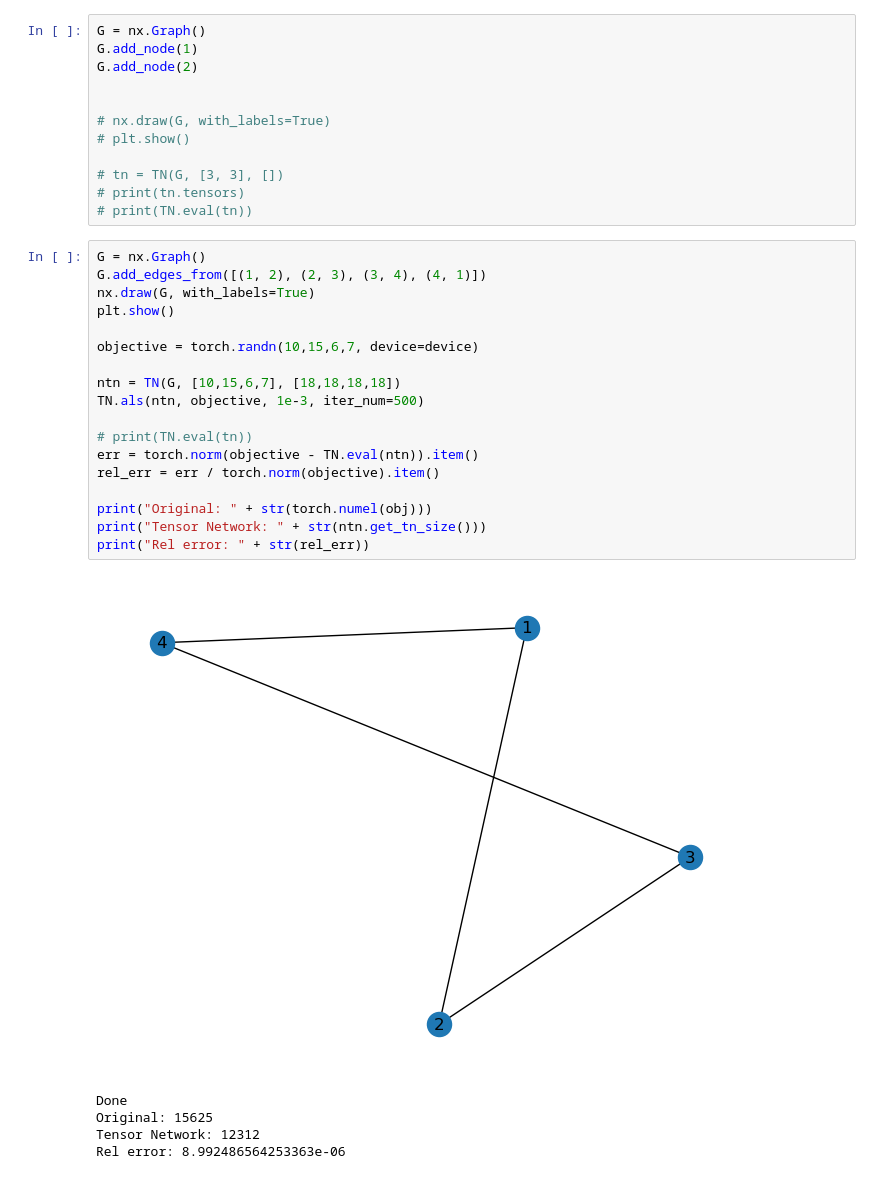
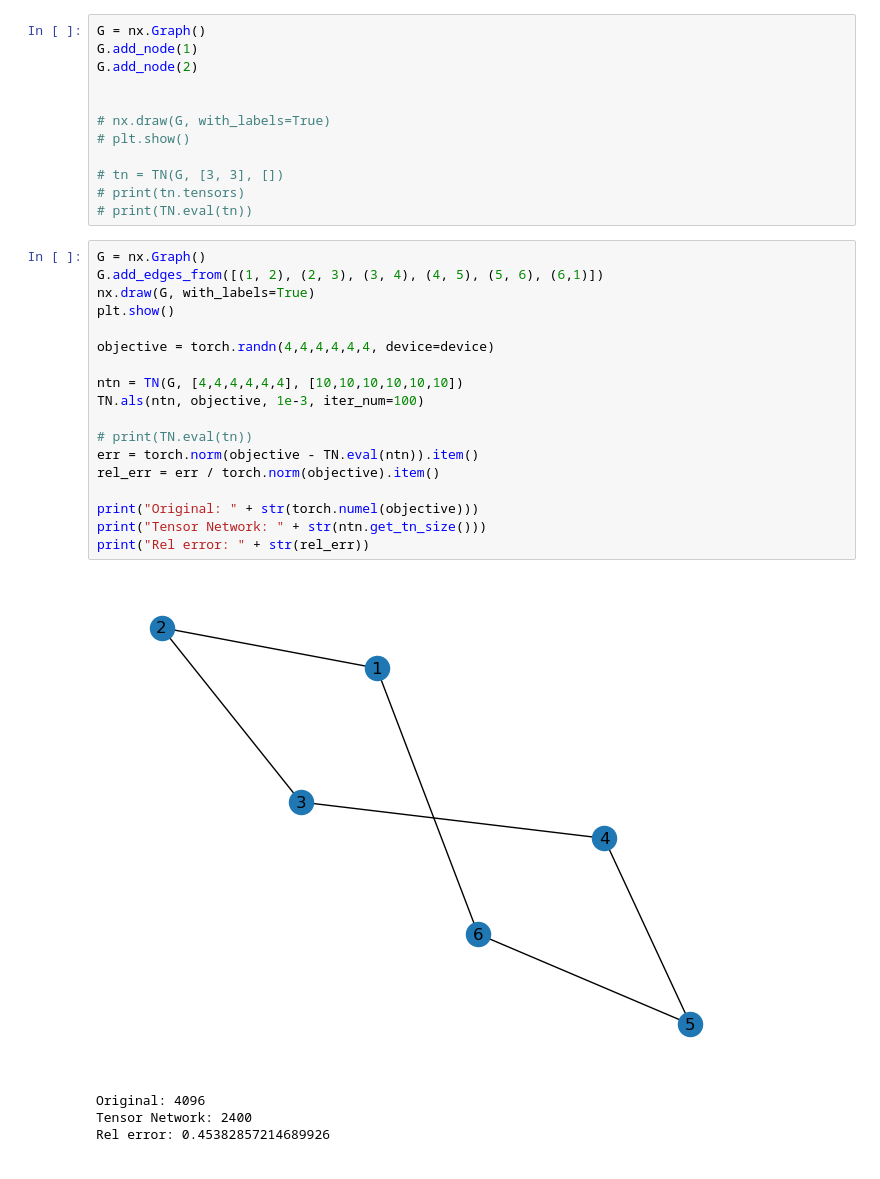
Before and after one commit to BinarySandia04/TFG, a Jupyter notebook: testo.ipynb, the cells around one changed output. Drawn from its saved outputs; the diff is of its cells as text.

```diff
--- a/testo.ipynb
+++ b/testo.ipynb
@@ -366,25 +404,24 @@ G.add_node(2)
 # print(TN.eval(tn))
 # %%
 G = nx.Graph()
-G.add_edges_from([(1, 2), (2, 3), (3, 4), (4, 1)])
+G.add_edges_from([(1, 2), (2, 3), (3, 4), (4, 5), (5, 6), (6,1)])
 nx.draw(G, with_labels=True)
 plt.show()
 
-objective = torch.randn(10,15,6,7, device=device)
+objective = torch.randn(4,4,4,4,4,4, device=device)
 
-ntn = TN(G, [10,15,6,7], [18,18,18,18])
-TN.als(ntn, objective, 1e-3, iter_num=500)
+ntn = TN(G, [4,4,4,4,4,4], [10,10,10,10,10,10])
+TN.als(ntn, objective, 1e-3, iter_num=100)
 
 # print(TN.eval(tn))
 err = torch.norm(objective - TN.eval(ntn)).item()
 rel_err = err / torch.norm(objective).item()
 
-print("Original: " + str(torch.numel(obj)))
+print("Original: " + str(torch.numel(objective)))
 print("Tensor Network: " + str(ntn.get_tn_size()))
 print("Rel error: " + str(rel_err))
 # %% [output]
-[figure, old version]
+[figure, new version]
-Done
-Original: 15625
-Tensor Network: 12312
-Rel error: 8.992486564253363e-06
+Original: 4096
+Tensor Network: 2400
+Rel error: 0.45382857214689926
```
Also changed, not shown: parts of 7 cells of this notebook, 7 other files.
